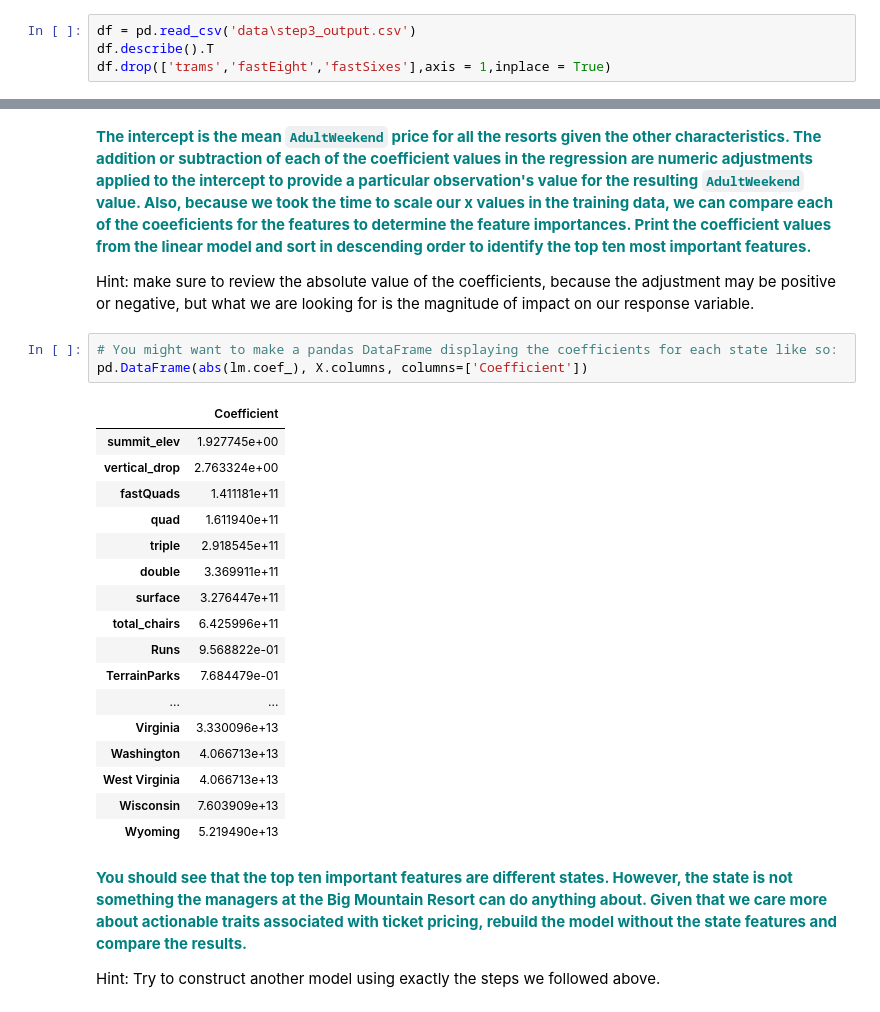
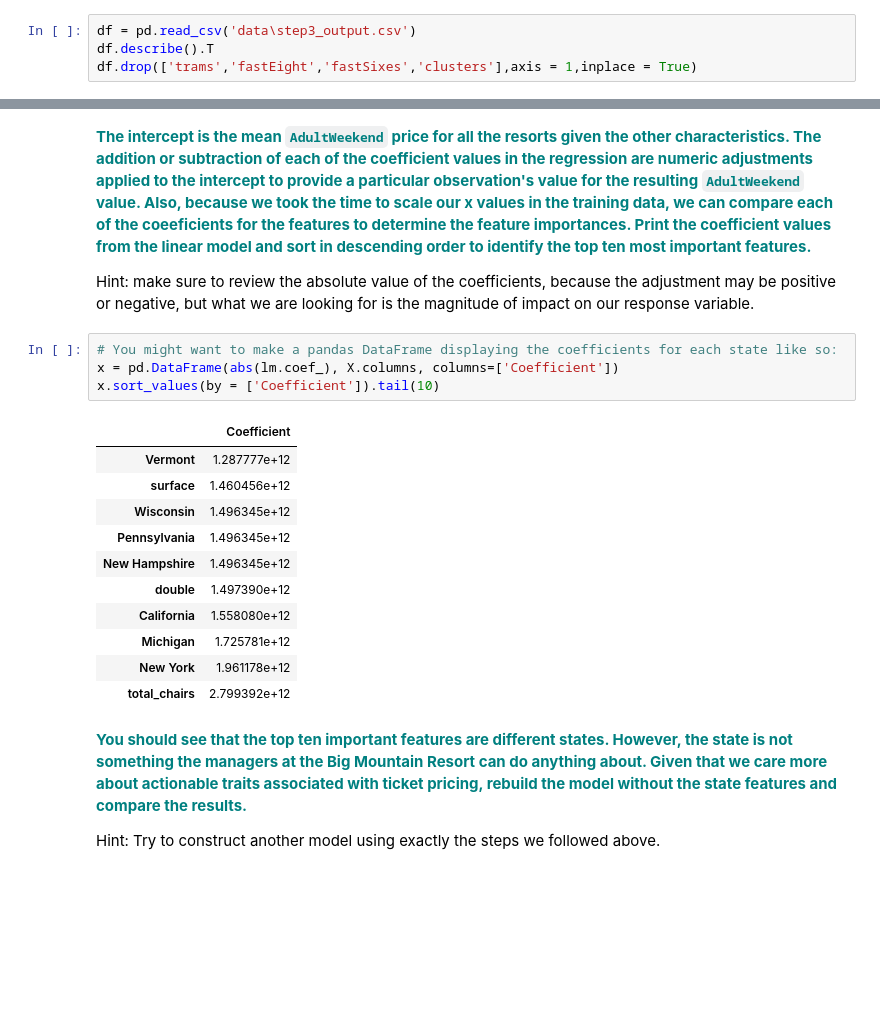
Before and after one commit to SanjaPanda/Guided-Capstone, a Jupyter notebook: Notebook_stepfourandfive.ipynb, the cells around one changed output, grey strips where cells are left out. Saved outputs shown, nothing was run; the diff lists cells and outputs as text; blank space fills up the shorter version.

```diff
--- a/Notebook_stepfourandfive.ipynb
+++ b/Notebook_stepfourandfive.ipynb
@@ -47,7 +47,7 @@ os.getcwd()
 # %%
 df = pd.read_csv('data\step3_output.csv')
 df.describe().T
-df.drop(['trams','fastEight','fastSixes'],axis = 1,inplace = True)
+df.drop(['trams','fastEight','fastSixes','clusters'],axis = 1,inplace = True)
 # %% [markdown]
 ## Create dummy features for categorical variables
 # %% [markdown]
@@ -195,25 +195,20 @@ lm.intercept_
 Hint: make sure to review the absolute value of the coefficients, because the adjustment may be positive or negative, but what we are looking for is the magnitude of impact on our response variable.
 # %%
 # You might want to make a pandas DataFrame displaying the coefficients for each state like so:
-pd.DataFrame(abs(lm.coef_), X.columns, columns=['Coefficient'])
+x = pd.DataFrame(abs(lm.coef_), X.columns, columns=['Coefficient'])
+x.sort_values(by = ['Coefficient']).tail(10)
 # %% [output]
 |  | Coefficient |
-| summit_elev | 1.927745e+00 |
-| vertical_drop | 2.763324e+00 |
-| fastQuads | 1.411181e+11 |
-| quad | 1.611940e+11 |
-| triple | 2.918545e+11 |
-| double | 3.369911e+11 |
-| surface | 3.276447e+11 |
-| total_chairs | 6.425996e+11 |
-| Runs | 9.568822e-01 |
-| TerrainParks | 7.684479e-01 |
-| ... | ... |
-| Virginia | 3.330096e+13 |
-| Washington | 4.066713e+13 |
-| West Virginia | 4.066713e+13 |
-| Wisconsin | 7.603909e+13 |
-| Wyoming | 5.219490e+13 |
+| Vermont | 1.287777e+12 |
+| surface | 1.460456e+12 |
+| Wisconsin | 1.496345e+12 |
+| Pennsylvania | 1.496345e+12 |
+| New Hampshire | 1.496345e+12 |
+| double | 1.497390e+12 |
+| California | 1.558080e+12 |
+| Michigan | 1.725781e+12 |
+| New York | 1.961178e+12 |
+| total_chairs | 2.799392e+12 |
 # %% [markdown]
 **<font color='teal'>You should see that the top ten important features are different states. However, the state is not something the managers at the Big Mountain Resort can do anything about. Given that we care more about actionable traits associated with ticket pricing, rebuild the model without the state features and compare the results. </font>**
 
```
Also changed, not shown: parts of 11 cells of this notebook, 5 other files.
